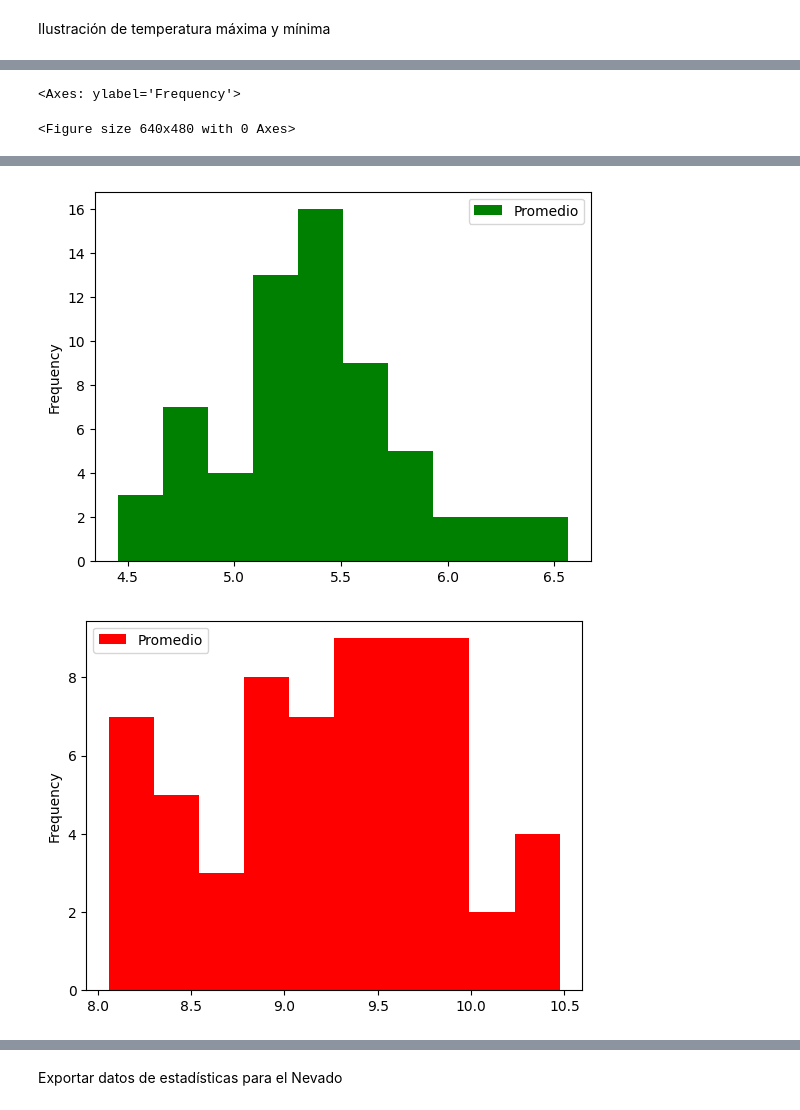
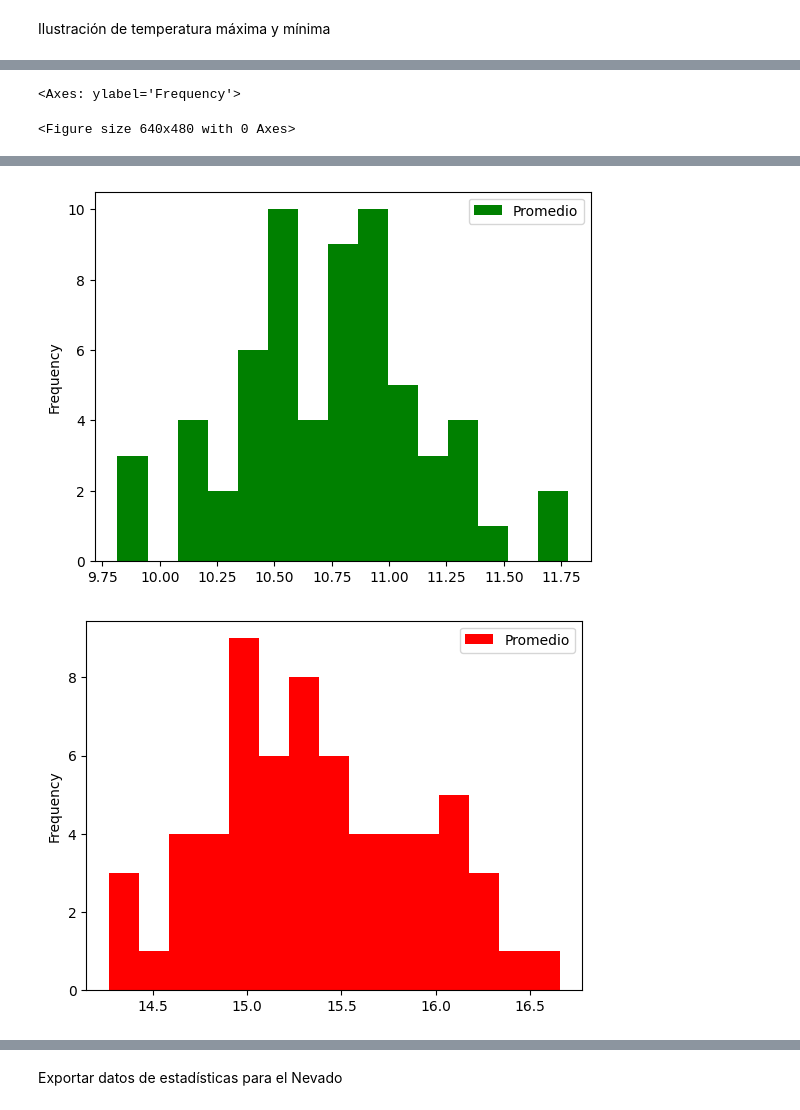
Before and after one commit to earthdeveloperjuanse/MGITG, a Jupyter notebook: Análisis_Nevados/Análisis_Nevados.ipynb, the cells around one changed output, grey strips where cells are left out. Cells and saved outputs as stored; diff of their text form; code cells hidden in the pictures.

```diff
--- a/Análisis_Nevados/Análisis_Nevados.ipynb
+++ b/Análisis_Nevados/Análisis_Nevados.ipynb
@@ -60,7 +63,7 @@ ee.Initialize()
 Nevados disponibles para extracción
 # %%
 list_nevados = ['Nevado_Cocuy', 'Nevado_Huila', 'Nevado_Purace', 'Nevado_Nevados']
-name_nevado = list_nevados[3] # Seleccionar el nevado de interés
+name_nevado = list_nevados[0] # Seleccionar el nevado de interés
 # %% [markdown]
 TerraClimate: Monthly Climate and Climatic Water Balance for Global Terrestrial Surfaces, University of Idahovv
 # %%
@@ -320,8 +303,8 @@ plt.show()
 # %%
 plt.figure()
-df_Tmin.groupby(pd.Grouper(freq='Y')).mean().plot.hist(color="b", alpha=0.8)
-df_Tprom.groupby(pd.Grouper(freq='Y')).mean().plot.hist(color="g")
-df_Tmax.groupby(pd.Grouper(freq='Y')).mean().plot.hist(color="r")
+df_Tmin.groupby(pd.Grouper(freq='Y')).mean().plot.hist(color="b", alpha=0.8, bins = 15)
+df_Tprom.groupby(pd.Grouper(freq='Y')).mean().plot.hist(color="g", bins = 15)
+df_Tmax.groupby(pd.Grouper(freq='Y')).mean().plot.hist(color="r", bins = 15)
 # %% [output]
 <Axes: ylabel='Frequency'>
 <Figure size 640x480 with 0 Axes>
@@ -329,5 +312,5 @@ df_Tmax.groupby(pd.Grouper(freq='Y')).mean().plot.hist(color="r")
-[figure, old version]
+[figure, new version]
-[figure, old version]
+[figure, new version]
 # %%
 #Vamos a crear la columna de años y meses para las temperaturas mínimas
 df_Tmin["años"] = np.array(df_Tmin.index.year)
```
Also changed, not shown: parts of 21 cells of this notebook, 1 other file.
